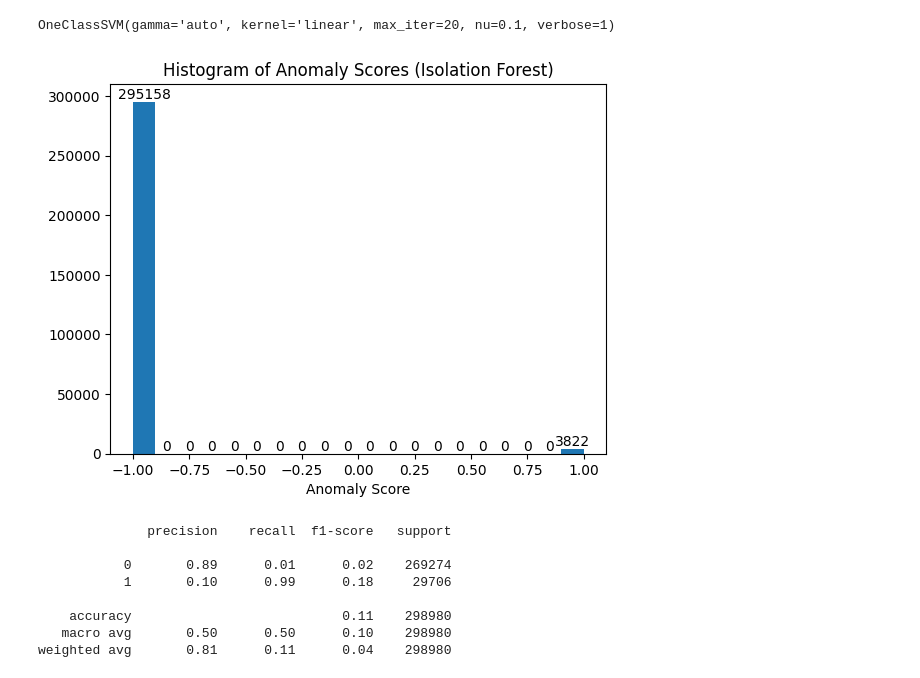
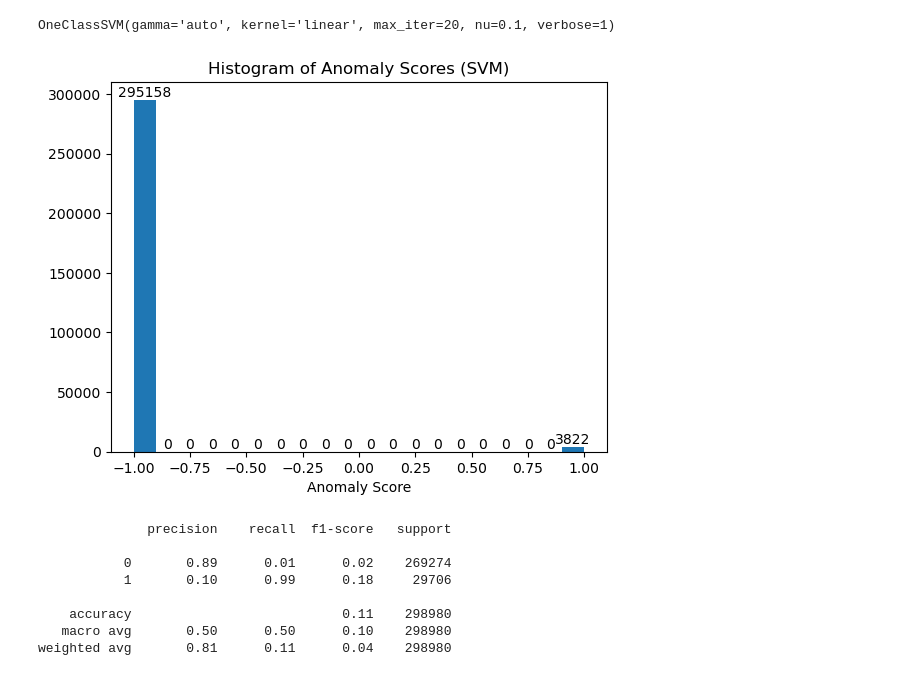
Before and after one commit to kaigomes7/insider_threat_detection, a Jupyter notebook: loader.ipynb, the cells around one changed output. Cells and saved outputs as stored; diff of their text form; code cells hidden in the pictures.

```diff
--- a/loader.ipynb
+++ b/loader.ipynb
@@ -36,6 +36,6 @@ Loads CERT v6.2 email dataset
 # %%
-# df = pd.read_csv("C:\\Users\\kaigo\\Downloads\\r6.2\\r6.2\\email.csv") #kai PC
-df = pd.read_csv("D:\\r6.2\\email.csv") #zach pc
+df = pd.read_csv("C:\\Users\\kaigo\\Downloads\\r6.2\\r6.2\\email.csv") #kai PC
+# df = pd.read_csv("D:\\r6.2\\email.csv") #zach pc
 len(df)
 # %% [output]
 10994957
@@ -44,6 +44,6 @@ Loads answers (malicious) for dataset and drops unecessary columns (all that are
 # %%
-# answers_df = pd.read_csv("C:\\Users\\kaigo\\Downloads\\answers\\answers\\r6.2-3.csv", header=None) #kai pc
-answers_df = pd.read_csv("D:\\answers\\r6.2-3.csv", header=None)
+answers_df = pd.read_csv("C:\\Users\\kaigo\\Downloads\\answers\\answers\\r6.2-3.csv", header=None) #kai pc
+# answers_df = pd.read_csv("D:\\answers\\r6.2-3.csv", header=None)
 answers_df = answers_df.where(answers_df[0] == 'email')
 answers_df = answers_df[answers_df[0].notna()]
 answers_df = answers_df.rename(columns={1: 'id', 2: "date", 3: "user", 4: "pc", 5: "to", 6: "cc", 7:"bcc", 8:"from", 9:"activity", 10:"size", 11: "attachment", 13: "content" })
@@ -411,11 +391,11 @@ ypred = one_class_svm.predict(X_test)
 # %%
 counts, edges, bars = plt.hist(ypred,bins='auto')
 size_bar = plt.bar_label(bars)
-plt.title("Histogram of Anomaly Scores (Isolation Forest)")
+plt.title("Histogram of Anomaly Scores (SVM)")
 plt.xlabel("Anomaly Score")
 plt.show()
 # %% [output]
-[figure, old version]
+[figure, new version]
 # %%
 converted_anomaly_scores = [0 if x == 1 else 1 for x in ypred]
 print(classification_report(y_test, converted_anomaly_scores))
```
Also changed, not shown: parts of 23 cells of this notebook.
